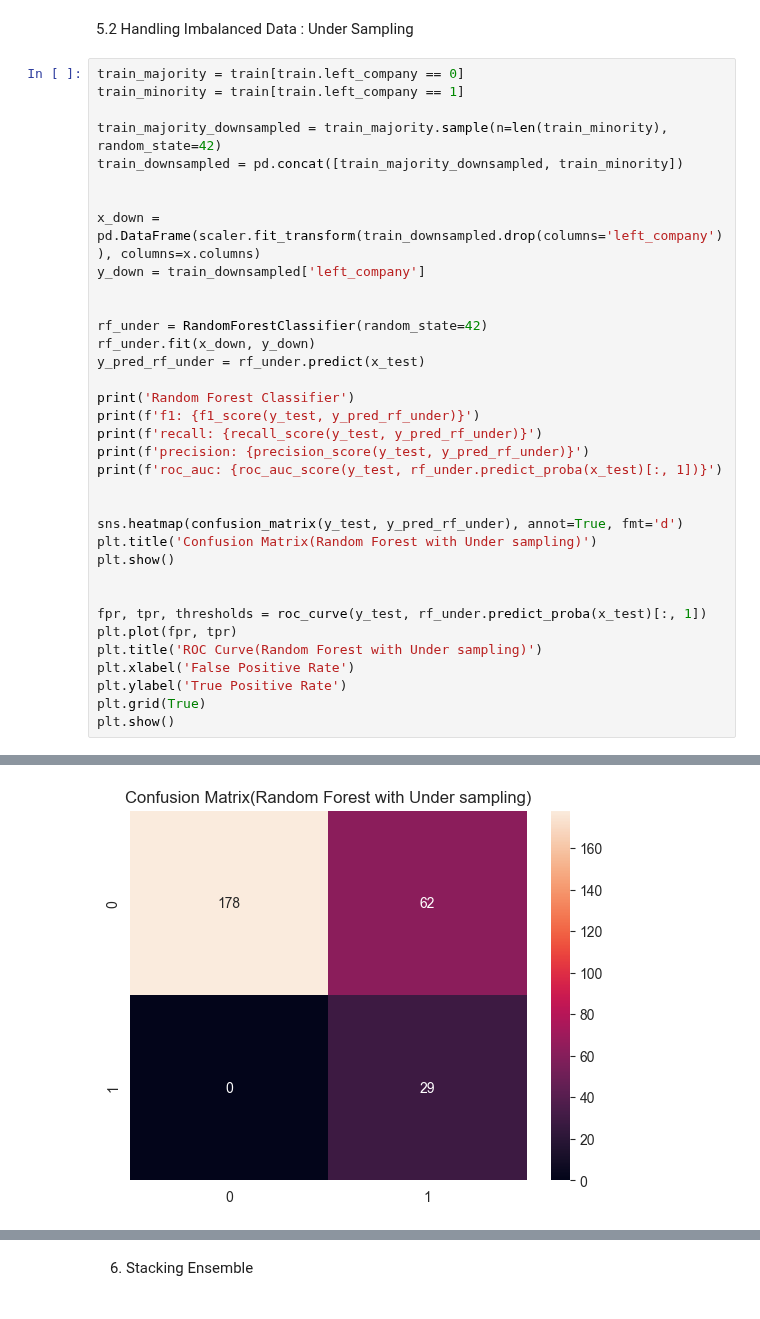
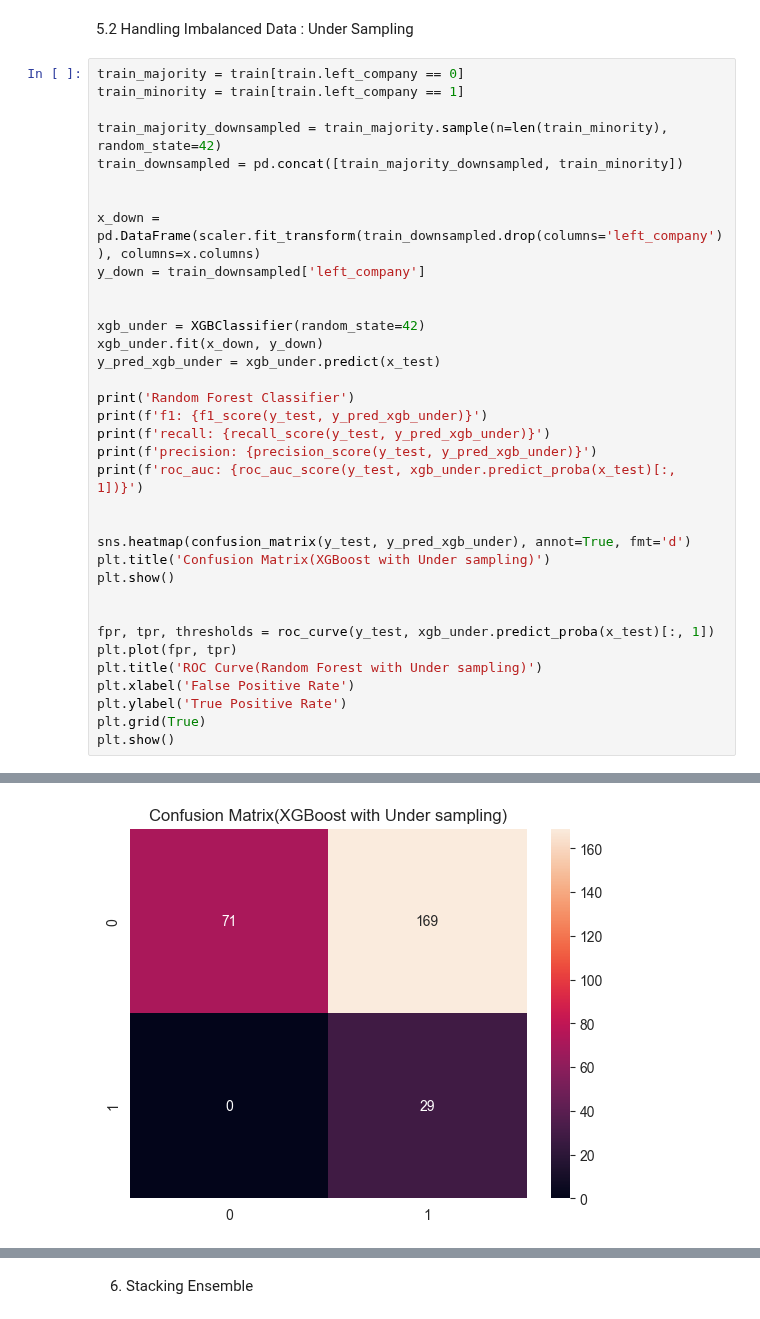
Before and after one commit to MohammadMahdiRazavi/Machine-Learning-Course, a Jupyter notebook: Assignment4/Employee Attrition.ipynb, the cells around one changed output, grey strips where cells are left out. Drawn from its saved outputs; the diff is of its cells as text.

```diff
--- a/Assignment4/Employee Attrition.ipynb
+++ b/Assignment4/Employee Attrition.ipynb
@@ -362,23 +362,23 @@ x_down = pd.DataFrame(scaler.fit_transform(train_downsampled.drop(columns='left_
 y_down = train_downsampled['left_company']
 
 
-rf_under = RandomForestClassifier(random_state=42)
-rf_under.fit(x_down, y_down)
-y_pred_rf_under = rf_under.predict(x_test)
+xgb_under = XGBClassifier(random_state=42)
+xgb_under.fit(x_down, y_down)
+y_pred_xgb_under = xgb_under.predict(x_test)
 
 print('Random Forest Classifier')
-print(f'f1: {f1_score(y_test, y_pred_rf_under)}')
-print(f'recall: {recall_score(y_test, y_pred_rf_under)}')
-print(f'precision: {precision_score(y_test, y_pred_rf_under)}')
-print(f'roc_auc: {roc_auc_score(y_test, rf_under.predict_proba(x_test)[:, 1])}')
+print(f'f1: {f1_score(y_test, y_pred_xgb_under)}')
+print(f'recall: {recall_score(y_test, y_pred_xgb_under)}')
+print(f'precision: {precision_score(y_test, y_pred_xgb_under)}')
+print(f'roc_auc: {roc_auc_score(y_test, xgb_under.predict_proba(x_test)[:, 1])}')
 
 
-sns.heatmap(confusion_matrix(y_test, y_pred_rf_under), annot=True, fmt='d')
-plt.title('Confusion Matrix(Random Forest with Under sampling)')
+sns.heatmap(confusion_matrix(y_test, y_pred_xgb_under), annot=True, fmt='d')
+plt.title('Confusion Matrix(XGBoost with Under sampling)')
 plt.show()
 
 
-fpr, tpr, thresholds = roc_curve(y_test, rf_under.predict_proba(x_test)[:, 1])
+fpr, tpr, thresholds = roc_curve(y_test, xgb_under.predict_proba(x_test)[:, 1])
 plt.plot(fpr, tpr)
 plt.title('ROC Curve(Random Forest with Under sampling)')
 plt.xlabel('False Positive Rate')
@@ -394 +394 @@ roc_auc: 0.979956896551724
-[figure, old version]
+[figure, new version]
```
Also changed, not shown: parts of 3 cells of this notebook.
